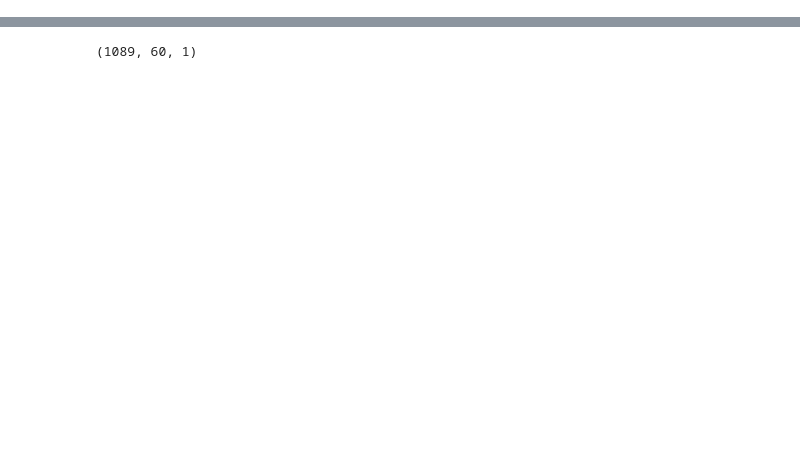
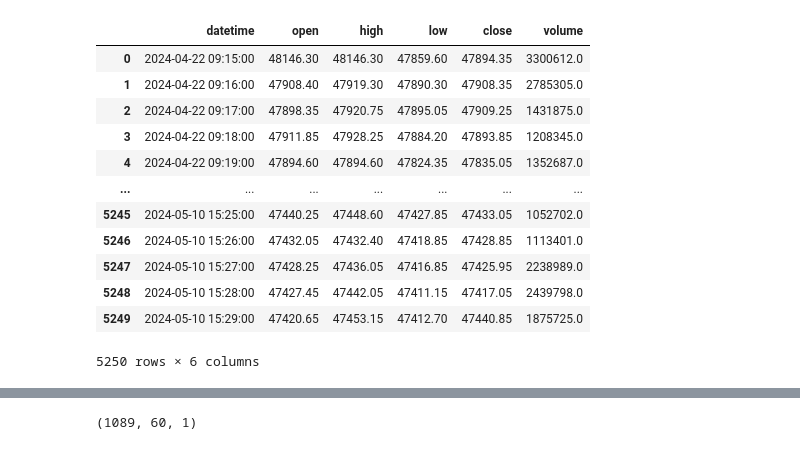
Before and after one commit to manojksv1/k8s-base-code, a Jupyter notebook: ML/datasetsandcodefilesstockmarketprediction/Google stock price.ipynb, the cells around one changed output, grey strips where cells are left out. Saved outputs shown, nothing was run; the diff lists cells and outputs as text; code cells hidden in the pictures; blank space fills up the shorter version.

```diff
--- a/ML/datasetsandcodefilesstockmarketprediction/Google stock price.ipynb
+++ b/ML/datasetsandcodefilesstockmarketprediction/Google stock price.ipynb
@@ -41,7 +41,23 @@ memory usage: 59.1+ KB
 # %%
-data["Close"]=pd.to_numeric(data.Close,errors='coerce')
+data["close"]=pd.to_numeric(data.close,errors='coerce')
 data = data.dropna()
 trainData = data.iloc[:,4:5].values
+
+data
+# %% [output]
+|  | datetime | open | high | low | close | volume |
+| 0 | 2024-04-22 09:15:00 | 48146.30 | 48146.30 | 47859.60 | 47894.35 | 3300612.0 |
+| 1 | 2024-04-22 09:16:00 | 47908.40 | 47919.30 | 47890.30 | 47908.35 | 2785305.0 |
+| 2 | 2024-04-22 09:17:00 | 47898.35 | 47920.75 | 47895.05 | 47909.25 | 1431875.0 |
+| 3 | 2024-04-22 09:18:00 | 47911.85 | 47928.25 | 47884.20 | 47893.85 | 1208345.0 |
+| 4 | 2024-04-22 09:19:00 | 47894.60 | 47894.60 | 47824.35 | 47835.05 | 1352687.0 |
+| ... | ... | ... | ... | ... | ... | ... |
+| 5245 | 2024-05-10 15:25:00 | 47440.25 | 47448.60 | 47427.85 | 47433.05 | 1052702.0 |
+| 5246 | 2024-05-10 15:26:00 | 47432.05 | 47432.40 | 47418.85 | 47428.85 | 1113401.0 |
+| 5247 | 2024-05-10 15:27:00 | 47428.25 | 47436.05 | 47416.85 | 47425.95 | 2238989.0 |
+| 5248 | 2024-05-10 15:28:00 | 47427.45 | 47442.05 | 47411.15 | 47417.05 | 2439798.0 |
+| 5249 | 2024-05-10 15:29:00 | 47420.65 | 47453.15 | 47412.70 | 47440.85 | 1875725.0 |
+5250 rows × 6 columns
 # %%
 data.info()
 # %% [output]
```
Also changed, not shown: parts of 12 cells of this notebook, 9 other files.
